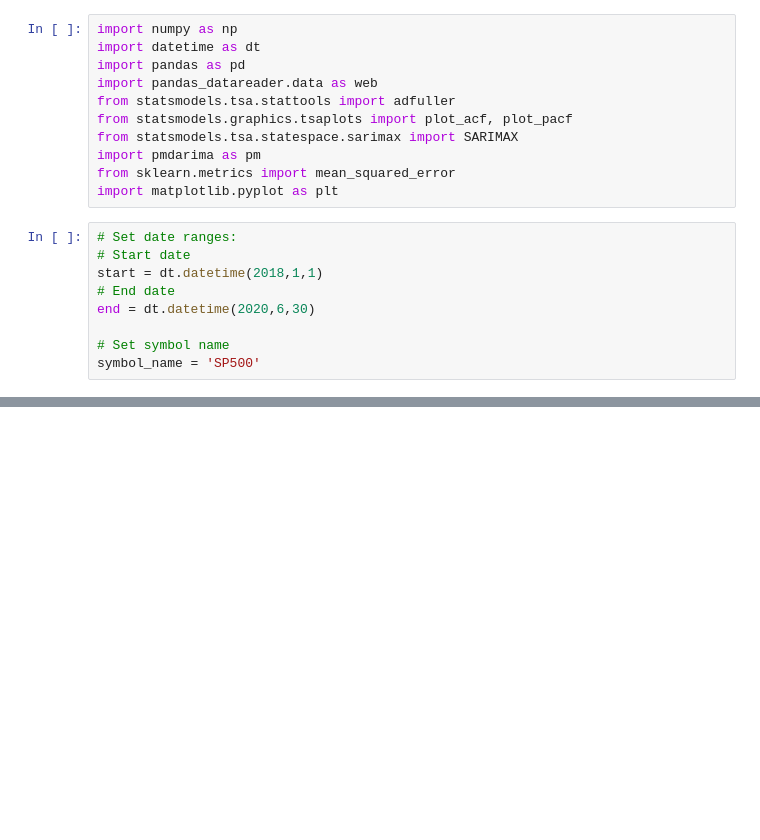
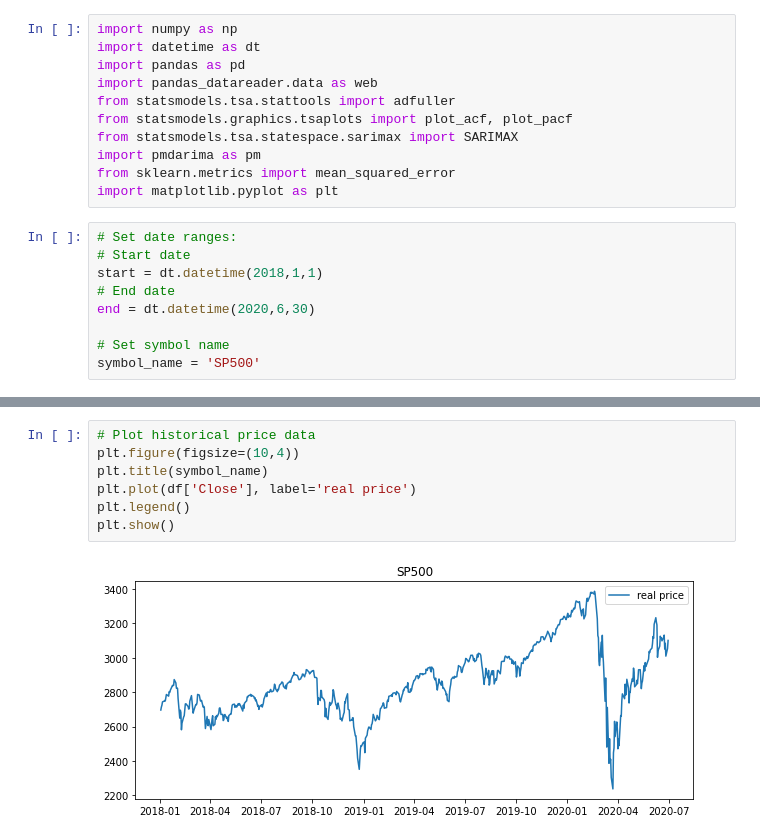
Before and after one commit to jbogocz/arima_garch, a Jupyter notebook: arima.ipynb, the cells around one changed output, grey strips where cells are left out. Cells and saved outputs as stored; diff of their text form; blank space fills up the shorter version.

Commit message:
plot raw data

```diff
--- a/arima.ipynb
+++ b/arima.ipynb
@@ -34,0 +48,9 @@ df = web.DataReader(
+# %%
+# Plot historical price data
+plt.figure(figsize=(10,4))
+plt.title(symbol_name)
+plt.plot(df['Close'], label='real price')
+plt.legend()
+plt.show()
+# %% [output]
+[figure, added]
```
Also changed, not shown: parts of 1 cell of this notebook.
